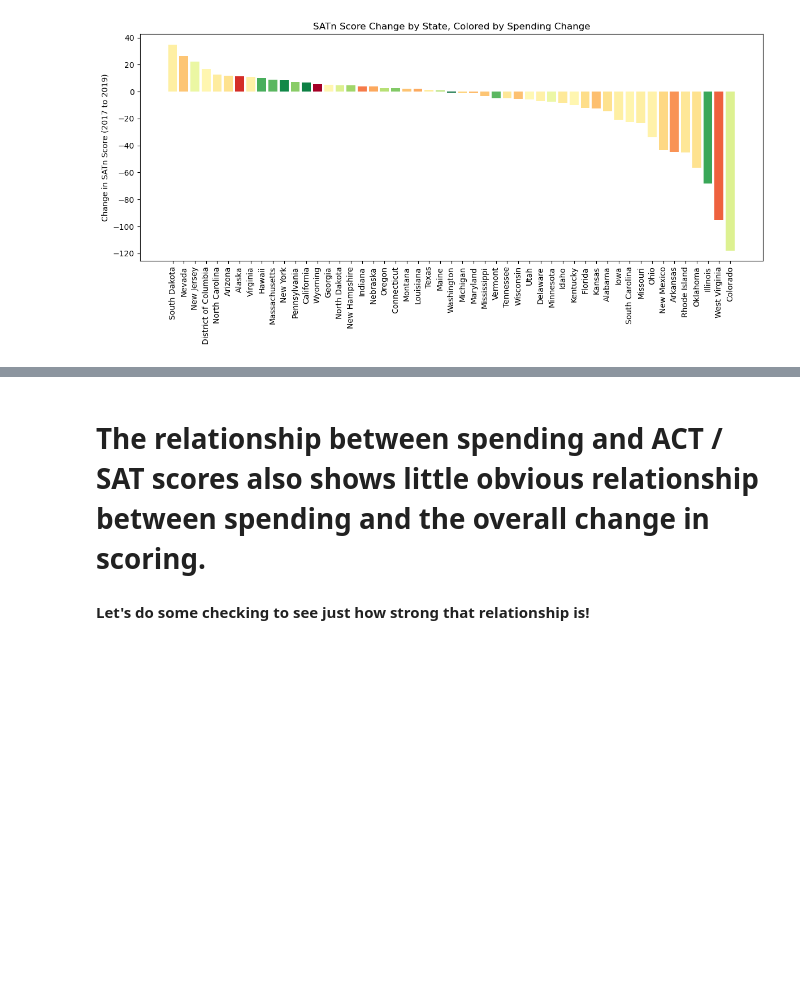
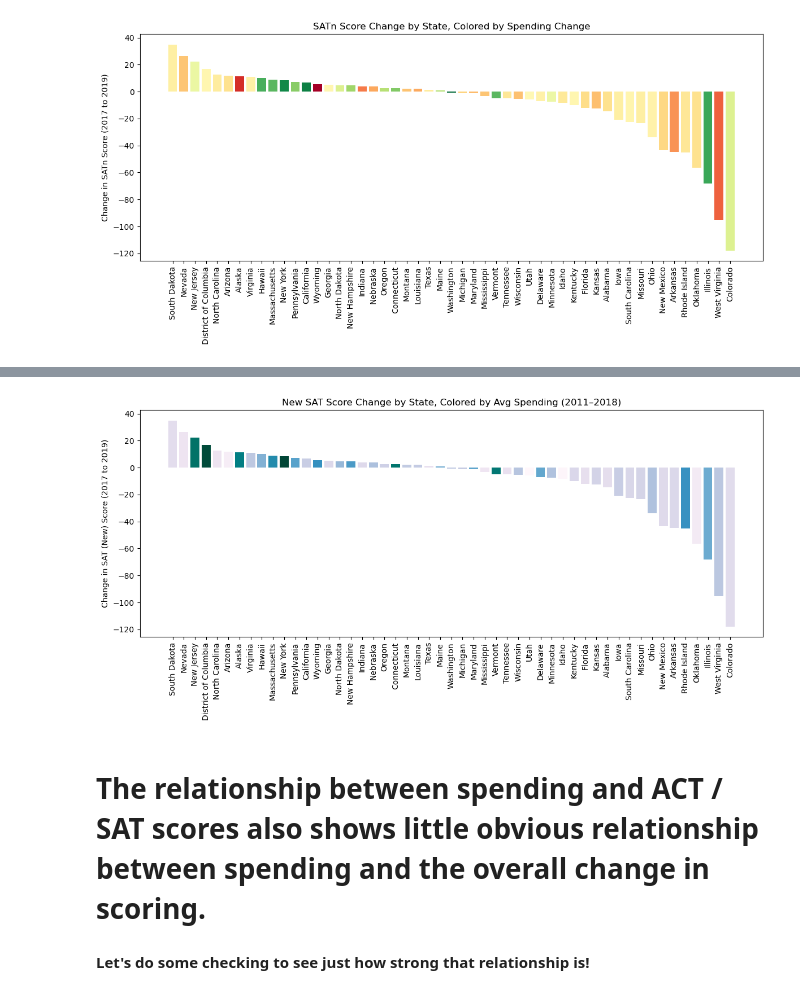
Before and after one commit to ErockMahan1/SpringBoardProjects, a Jupyter notebook: CAPSTONE - EducationSpending/Capstone - Part3.ipynb, the cells around one changed output, grey strips where cells are left out. Cells and saved outputs as stored; diff of their text form; code cells hidden in the pictures; blank space fills up the shorter version.

```diff
--- a/CAPSTONE - EducationSpending/Capstone - Part3.ipynb
+++ b/CAPSTONE - EducationSpending/Capstone - Part3.ipynb
@@ -126,3 +189,24 @@ plt.show()
+# %%
+SATn_cleaned = SATn.groupby(['State', 'Year'], as_index=False)['Score'].mean()
+SATn_pivot = SATn_cleaned.pivot(index='State', columns='Year', values='Score')
+
+first_year = SATn_pivot.columns.min()
+last_year = SATn_pivot.columns.max()
+SATn_pivot['Score Change'] = SATn_pivot[last_year] - SATn_pivot[first_year]
+
+satn_diff_sorted = SATn_pivot[['Score Change']].sort_values('Score Change', ascending=False)
+
+satn_colors = [state_colors.get(state, 'black') for state in satn_diff_sorted.index]
+
+plt.figure(figsize=(12, 6))
+plt.bar(satn_diff_sorted.index, satn_diff_sorted['Score Change'], color=satn_colors)
+plt.xticks(rotation=90)
+plt.ylabel(f'Change in SAT (New) Score ({first_year} to {last_year})')
+plt.title(f'New SAT Score Change by State, Colored by Avg Spending (2011–2018)')
+plt.tight_layout()
+plt.show()
+# %% [output]
+[figure, added]
 # %% [markdown]
 # The relationship between spending and ACT / SAT scores also shows little obvious relationship between spending and the overall change in scoring.
 
```
Also changed, not shown: parts of 10 cells of this notebook.
